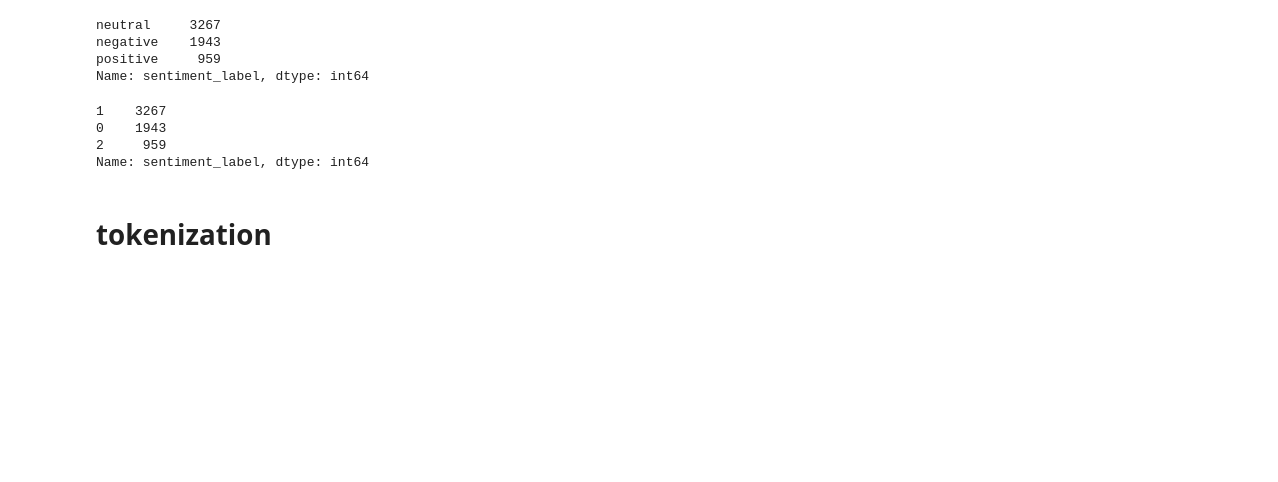
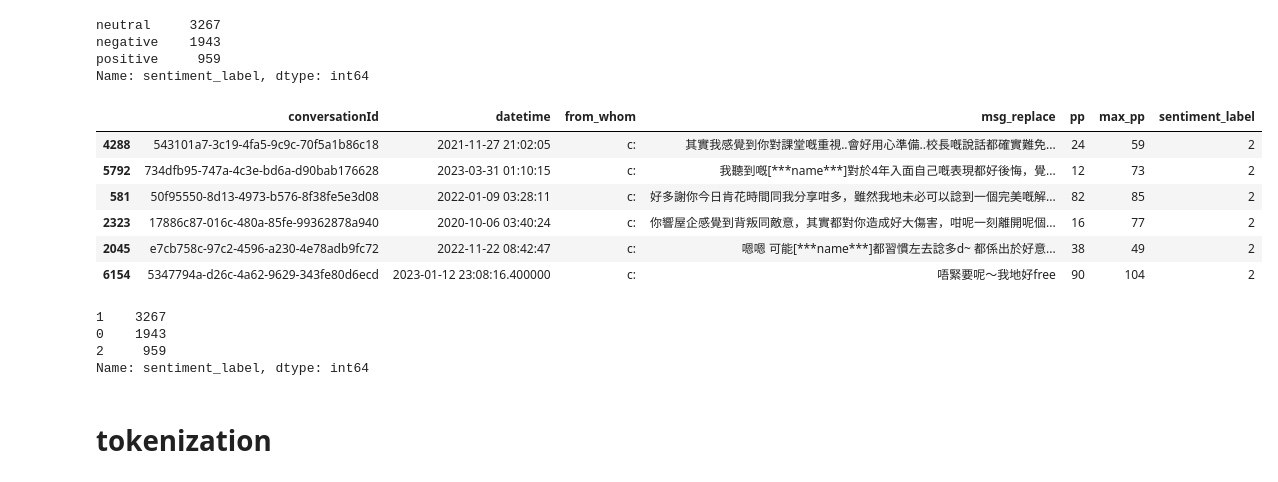
Before and after one commit to iharrisonfu/gpt-cantonese-sentiment, a Jupyter notebook: code/LR_and_SVM.ipynb, the cells around one changed output. Cells and saved outputs as stored; diff of their text form; code cells hidden in the pictures; blank space fills up the shorter version.

```diff
--- a/code/LR_and_SVM.ipynb
+++ b/code/LR_and_SVM.ipynb
@@ -13,6 +14,16 @@ neutral     3267
 negative    1943
 positive     959
 Name: sentiment_label, dtype: int64
+# %%
+df[(df['sentiment_label'] == 2)].sample(6)
+# %% [output]
+|  | conversationId | datetime | from_whom | msg_replace | pp | max_pp | sentiment_label |
+| 4288 | 543101a7-3c19-4fa5-9c9c-70f5a1b86c18 | 2021-11-27 21:02:05 | c: | 其實我感覺到你對課堂嘅重視..會好用心準備..校長嘅說話都確實難免... | 24 | 59 | 2 |
+| 5792 | 734dfb95-747a-4c3e-bd6a-d90bab176628 | 2023-03-31 01:10:15 | c: | 我聽到嘅[***name***]對於4年入面自己嘅表現都好後悔，覺... | 12 | 73 | 2 |
+| 581 | 50f95550-8d13-4973-b576-8f38fe5e3d08 | 2022-01-09 03:28:11 | c: | 好多謝你今日肯花時間同我分享咁多，雖然我地未必可以諗到一個完美嘅解... | 82 | 85 | 2 |
+| 2323 | 17886c87-016c-480a-85fe-99362878a940 | 2020-10-06 03:40:24 | c: | 你響屋企感覺到背叛同敵意，其實都對你造成好大傷害，咁呢一刻離開呢個... | 16 | 77 | 2 |
+| 2045 | e7cb758c-97c2-4596-a230-4e78adb9fc72 | 2022-11-22 08:42:47 | c: | 嗯嗯 可能[***name***]都習慣左去諗多d~ 都係出於好意... | 38 | 49 | 2 |
+| 6154 | 5347794a-d26c-4a62-9629-343fe80d6ecd | 2023-01-12 23:08:16.400000 | c: | 唔緊要呢～我地好free | 90 | 104 | 2 |
 # %%
 replace_tag = {'positive':2, 'neutral':1, 'negative':0}
 df['sentiment_label']= df['sentiment_label'].replace(replace_tag)
```
Also changed, not shown: parts of 35 cells of this notebook, 16 other files.
